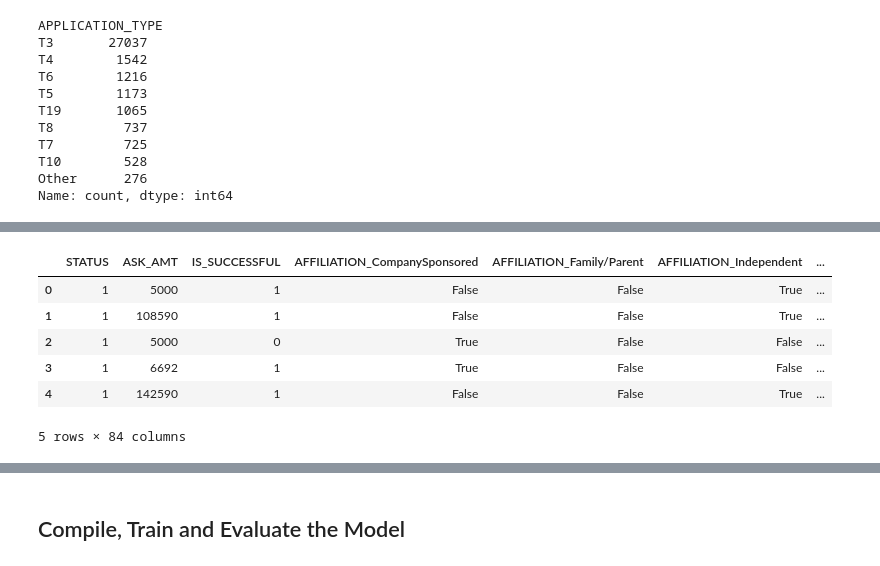
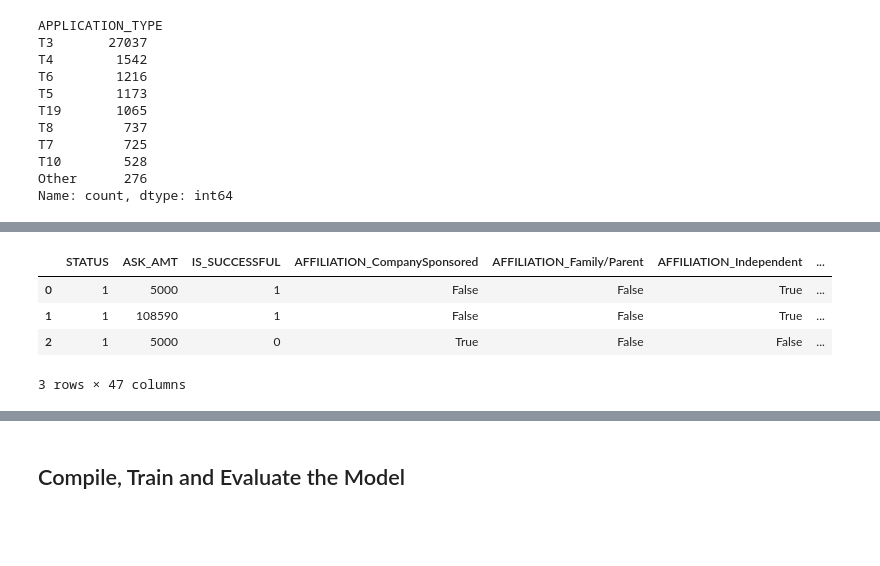
Before and after one commit to JNorthData/Deep_Learning_for_Analyzing_Loan_Applications, a Jupyter notebook: Starter_Code.ipynb, the cells around one changed output, grey strips where cells are left out. Saved outputs shown, nothing was run; the diff lists cells and outputs as text; code cells hidden in the pictures; blank space fills up the shorter version.

```diff
--- a/Starter_Code.ipynb
+++ b/Starter_Code.ipynb
@@ -131,11 +116,0 @@ len(class_values_over_1)
-# %%
-# Choose a cutoff value and create a list of classifications to be replaced
-# use the variable name `classifications_to_replace`
-classifications_to_replace = [list_of_class_values[list_of_class_values <= 1].index]
-
-# Replace in dataframe
-for cls in classifications_to_replace:
-    application_df['CLASSIFICATION'] = application_df['CLASSIFICATION'].replace(cls,"Other")
-
-# Check to make sure binning was successful
-application_df['CLASSIFICATION'].value_counts()
@@ -145,0 +119,18 @@ application_df['CLASSIFICATION'].nunique()
+# %%
+# Look at CLASSIFICATION value counts for binning
+class_value_counts = application_df['CLASSIFICATION'].value_counts()
+
+# Calculate the cumulative percentage from the smallest to the largest
+cumulative_percentage = class_value_counts.sort_values(ascending=True).cumsum() / class_value_counts.sum()
+
+# Find the classifications that make up the bottom 3%
+bottom_classifications = cumulative_percentage[cumulative_percentage <= 0.03]
+
+# Now, create a set of classifications that are in the bottom 3%
+bottom_classifications_set = set(bottom_classifications.index)
+
+# Bin these classifications as 'Other' in the dataframe
+application_df['CLASSIFICATION'] = application_df['CLASSIFICATION'].apply(lambda x: 'Other' if x in bottom_classifications_set else x)
+
+# Check the updated value counts
+print(application_df['CLASSIFICATION'].value_counts())
@@ -146,15 +149,12 @@ application_df['CLASSIFICATION'].nunique()
 # %%
 # Convert categorical data to numeric with `pd.get_dummies`
 categorical_columns = ['AFFILIATION', 'APPLICATION_TYPE', 'CLASSIFICATION', 'INCOME_AMT', 'ORGANIZATION', 'SPECIAL_CONSIDERATIONS', 'USE_CASE']
 
 app_df_encoded = pd.get_dummies(application_df, columns=categorical_columns)
+app_df_encoded.head(3)
+# %% [output]
+|  | STATUS | ASK_AMT | IS_SUCCESSFUL | AFFILIATION_CompanySponsored | AFFILIATION_Family/Parent | AFFILIATION_Independent | ... |
+| 0 | 1 | 5000 | 1 | False | False | True | ... |
+| 1 | 1 | 108590 | 1 | False | False | True | ... |
+| 2 | 1 | 5000 | 0 | True | False | False | ... |
+3 rows × 47 columns
-# %%
-app_df_encoded.head()
-# %% [output]
-|  | STATUS | ASK_AMT | IS_SUCCESSFUL | AFFILIATION_CompanySponsored | AFFILIATION_Family/Parent | AFFILIATION_Independent | ... |
-| 0 | 1 | 5000 | 1 | False | False | True | ... |
-| 1 | 1 | 108590 | 1 | False | False | True | ... |
-| 2 | 1 | 5000 | 0 | True | False | False | ... |
-| 3 | 1 | 6692 | 1 | True | False | False | ... |
-| 4 | 1 | 142590 | 1 | False | False | True | ... |
-5 rows × 84 columns
```
Also changed, not shown: parts of 28 cells of this notebook, 7 other files.
